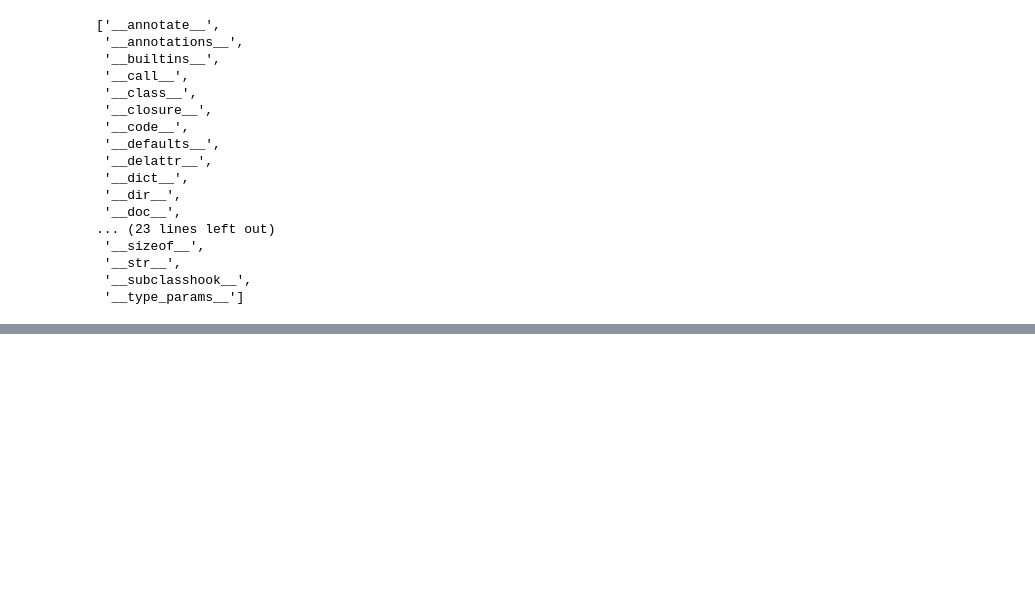
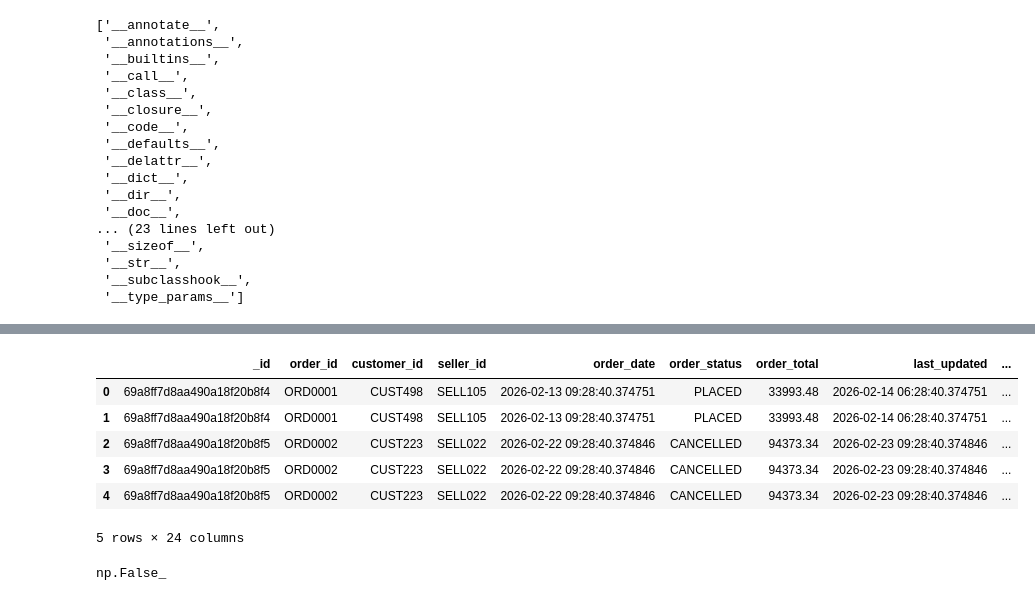
Before and after one commit to aparna-belur/data-migration-aparna, a Jupyter notebook: test.ipynb, the cells around one changed output, grey strips where cells are left out. Saved outputs shown, nothing was run; the diff lists cells and outputs as text; code cells hidden in the pictures; blank space fills up the shorter version.

```diff
--- a/test.ipynb
+++ b/test.ipynb
@@ -128,0 +251,14 @@ orders_df_transform.head(2)
+# %%
+orders_df_transform.head()
+# %% [output]
+|  | _id | order_id | customer_id | seller_id | order_date | order_status | order_total | last_updated | ... |
+| 0 | 69a8ff7d8aa490a18f20b8f4 | ORD0001 | CUST498 | SELL105 | 2026-02-13 09:28:40.374751 | PLACED | 33993.48 | 2026-02-14 06:28:40.374751 | ... |
+| 1 | 69a8ff7d8aa490a18f20b8f4 | ORD0001 | CUST498 | SELL105 | 2026-02-13 09:28:40.374751 | PLACED | 33993.48 | 2026-02-14 06:28:40.374751 | ... |
+| 2 | 69a8ff7d8aa490a18f20b8f5 | ORD0002 | CUST223 | SELL022 | 2026-02-22 09:28:40.374846 | CANCELLED | 94373.34 | 2026-02-23 09:28:40.374846 | ... |
+| 3 | 69a8ff7d8aa490a18f20b8f5 | ORD0002 | CUST223 | SELL022 | 2026-02-22 09:28:40.374846 | CANCELLED | 94373.34 | 2026-02-23 09:28:40.374846 | ... |
+| 4 | 69a8ff7d8aa490a18f20b8f5 | ORD0002 | CUST223 | SELL022 | 2026-02-22 09:28:40.374846 | CANCELLED | 94373.34 | 2026-02-23 09:28:40.374846 | ... |
+5 rows × 24 columns
+# %%
+orders_df_transform.duplicated(subset=['_source_object_id','row_hash']).any()
+# %% [output]
+np.False_
```
Also changed, not shown: parts of 29 cells of this notebook, 13 other files.
